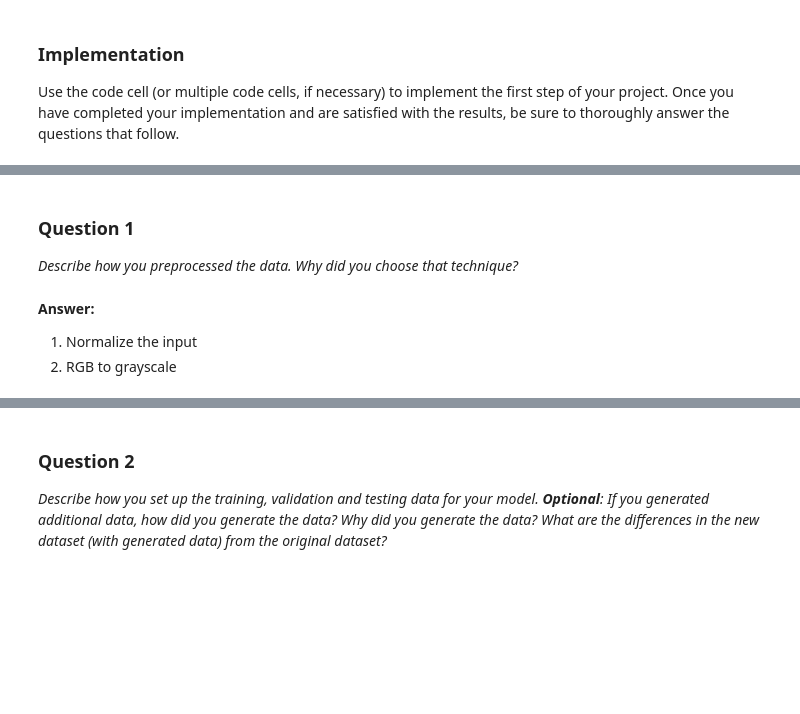
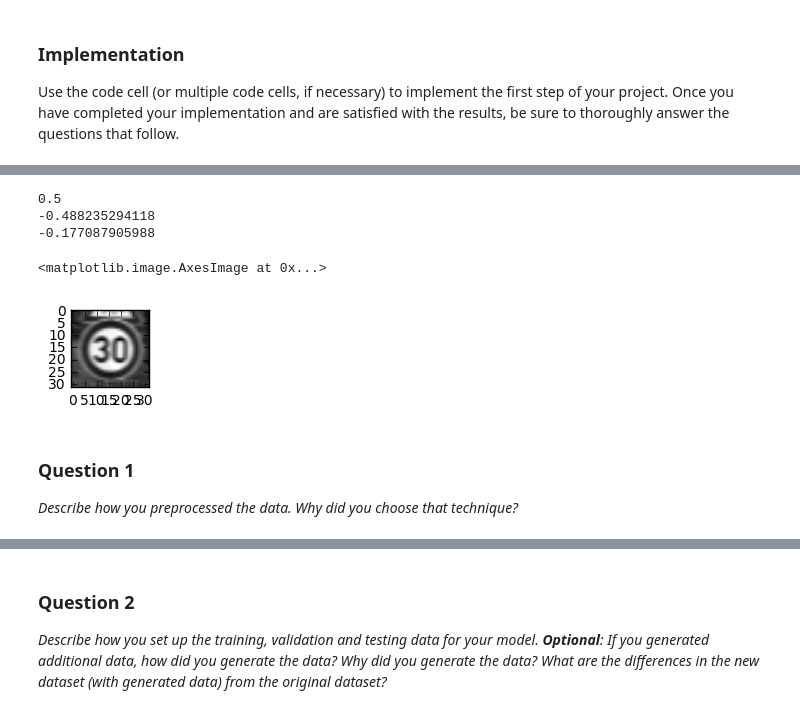
Before and after one commit to gothicmicky/MoocProjects, a Jupyter notebook: SelfDrivingCar/Term1/L11_TrafficSignClassifier/CarND-Traffic-Sign-Classifier-Project-Sharon/Traffic_Sign_Classifier.ipynb, the cells around one changed output, grey strips where cells are left out. Drawn from its saved outputs; the diff is of its cells as text; code cells hidden in the pictures; blank space fills up the shorter version.

```diff
--- a/SelfDrivingCar/Term1/L11_TrafficSignClassifier/CarND-Traffic-Sign-Classifier-Project-Sharon/Traffic_Sign_Classifier.ipynb
+++ b/SelfDrivingCar/Term1/L11_TrafficSignClassifier/CarND-Traffic-Sign-Classifier-Project-Sharon/Traffic_Sign_Classifier.ipynb
@@ -139,19 +138,43 @@ plt.imshow(image, cmap="gray")
 # %%
 # Nomalize input image data
 import math
-X_train = X_train.astype('float32')
-#X_val = X_val.astype('float32')
-X_train = X_train / 255 - 0.5
-#X_val = X_val / 255 - 0.5
+
+def normalize_grayscale(image_data,min,max):
+    """
+    Normalize the image data with Min-Max scaling to a range of [min, max]
+    :param image_data: The image data to be normalized
+    :return: Normalized image data
+    """
+    # TODO: Implement Min-Max scaling for grayscale image data
+    grayscale_min = 0
+    grayscale_max = 255
+    return min + ( ( (image_data - grayscale_min)*(max - min) )/( grayscale_max - grayscale_min ) )
+
+#X_train = X_train.astype('float32')
+if not is_features_normal:
+    X_train = normalize_grayscale(X_train,-0.5,0.5)
+    X_test = normalize_grayscale(X_test,-0.5,0.5)
+    is_features_normal = True
+
 #assert(math.isclose(np.min(X_train), -0.5, abs_tol=1e-5) and math.isclose(np.max(X_train), 0.5, abs_tol=1e-5)), "The range of the training data is: %.1f to %.1f" % (np.min(X_train), np.max(X_train))
 #assert(math.isclose(np.min(X_val), -0.5, abs_tol=1e-5) and math.isclose(np.max(X_val), 0.5, abs_tol=1e-5)), "The range of the validation data is: %.1f to %.1f" % (np.min(X_val), np.max(X_val))
+print(np.max(X_train))
+print(np.min(X_train))
+print(np.average(X_train))
+
+index = random.randint(0, len(X_train))
+image = X_train[1000].squeeze()
+plt.figure(figsize=(1,1))
+plt.imshow(image, cmap="gray")
+# %% [output]
+0.5
+-0.488235294118
+-0.177087905988
+<matplotlib.image.AxesImage at 0x...>
+[figure, added]
 # %%
 # Image whitening
 # %% [markdown]
 ### Question 1
 
 _Describe how you preprocessed the data. Why did you choose that technique?_
-# %% [markdown]
-**Answer:**
-1. Normalize the input
-2. RGB to grayscale
```
Also changed, not shown: parts of 22 cells of this notebook, 4 other files.
